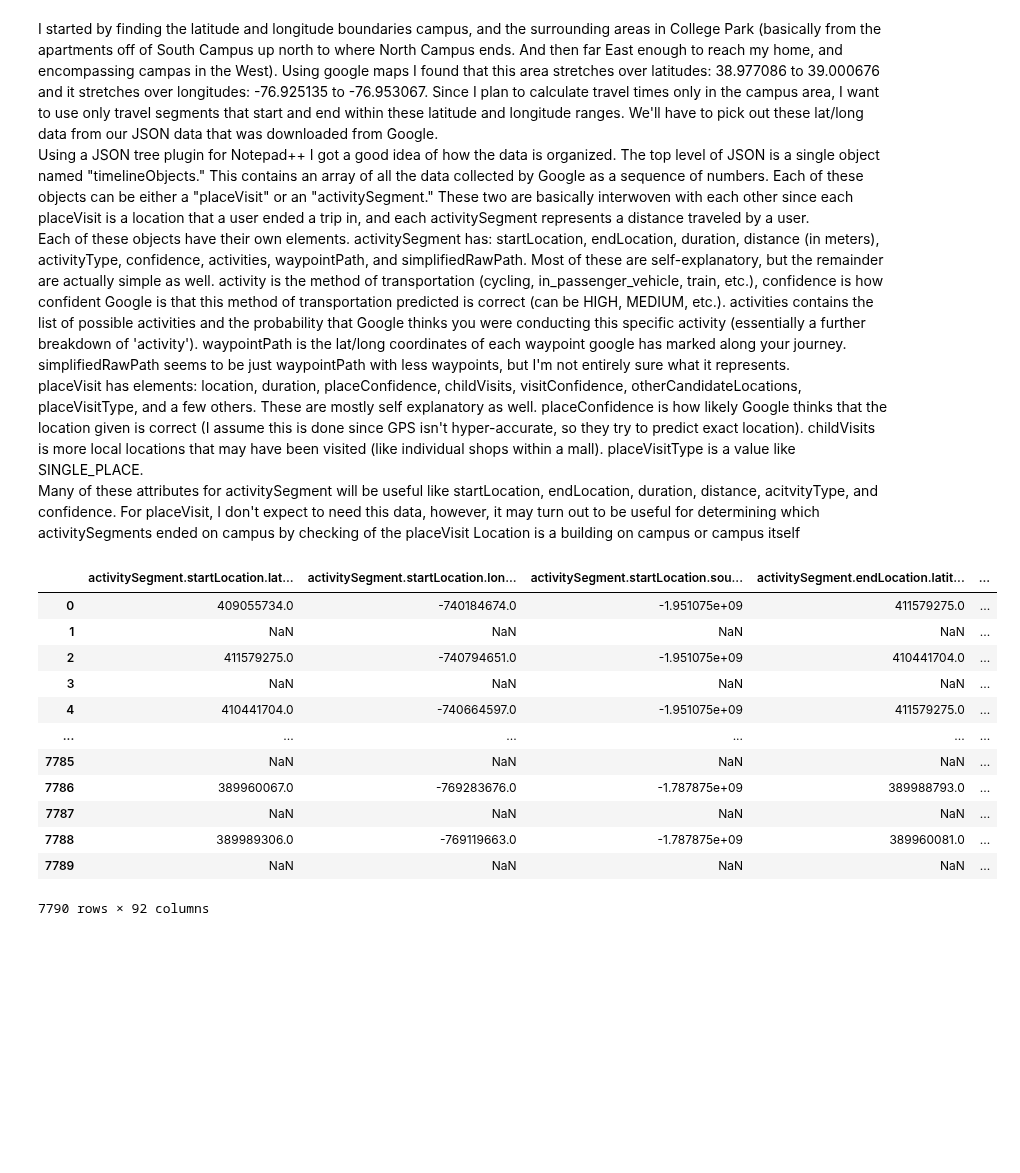
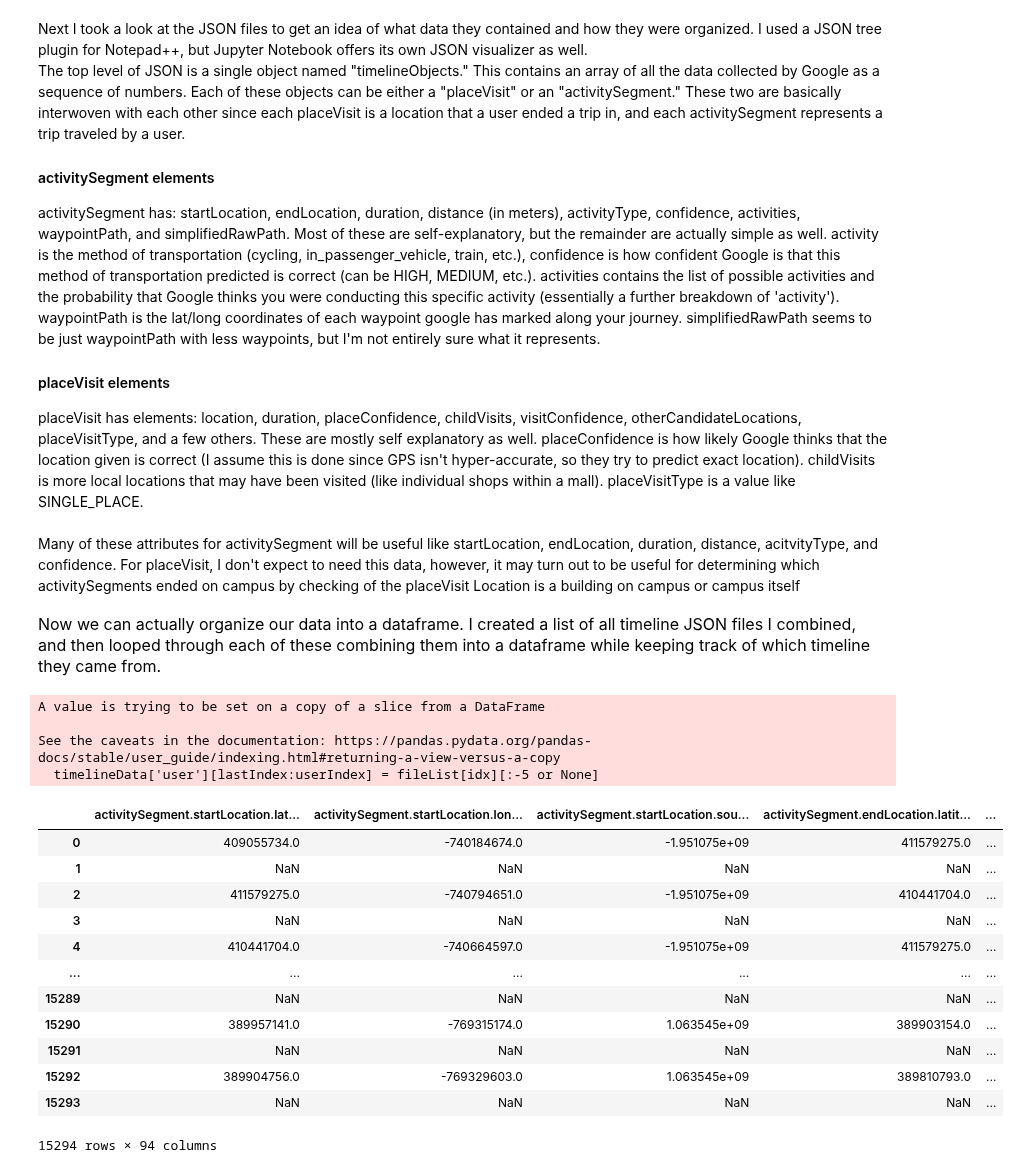
Before and after one commit to zaphim12/320final, a Jupyter notebook: index.ipynb, the cells around one changed output. Drawn from its saved outputs; the diff is of its cells as text; code cells hidden in the pictures; blank space fills up the shorter version.

```diff
--- a/index.ipynb
+++ b/index.ipynb
@@ -15,7 +35,7 @@ for year in years:
 # get rid of the extra files that account for months that are pre-August 2019, and post-May 2022
 fileList = fileList[7:41]
 
-# define function to merge these files - Found online at: https://stackoverflow.com/questions/57422734/how-to-merge-multiple-json-files-into-one-file-in-python
+# define a function to merge these files - Found online at: https://stackoverflow.com/questions/57422734/how-to-merge-multiple-json-files-into-one-file-in-python
 def merge_JsonFiles(filenames, outputName):
     result = list()
     for f1 in filenames:
@@ -25,15 +45,7 @@ def merge_JsonFiles(filenames, outputName):
     with open(outputName, 'w') as output_file:
         json.dump(result, output_file)
 
-# run this above function - This takes a few seconds to run on my PC
-# merge_JsonFiles(fileList, "northCampus.JSON")
-
-#debug stuff: figure out how to get this combined file to create a dataframe like my other separated files:
-debugDF = pd.DataFrame()
-with open("northCampus.JSON",'r') as f:
-    temp_json = json.loads(f.read())
-    # Then use pd.json_normalize to flatten the data since it was in nested JSON object
-    # record_path tells it where to look at data to normalize
-debug_temp = pd.json_normalize(temp_json, record_path = ['timelineObjects'])
-debugDF = pd.concat([debugDF, debug_temp], ignore_index = True)
+# run this above function - This takes a few seconds to run on my PC. This must be done for each user's timeline that was downloaded
+# ensure that all files to be combined are stored at the top-level in the same folder as this notebook, so that they will be locatable
+# merge_JsonFiles(fileList, "southCampus.JSON")
 # %% [markdown]
@@ -41,36 +53,60 @@ I started by finding the latitude and longitude boundaries of campus. I will dra
 # %% [markdown]
-I started by finding the latitude and longitude boundaries campus, and the surrounding areas in College Park (basically from the apartments off of South Campus up north to where North Campus ends. And then far East enough to reach my home, and encompassing campas in the West). Using google maps I found that this area stretches over latitudes: 38.977086 to 39.000676 and it stretches over longitudes: -76.925135 to -76.953067. Since I plan to calculate travel times only in the campus area, I want to use only travel segments that start and end within these latitude and longitude ranges. We'll have to pick out these lat/long data from our JSON data that was downloaded from Google. <br>
-Using a JSON tree plugin for Notepad++ I got a good idea of how the data is organized. The top level of JSON is a single object named "timelineObjects." This contains an array of all the data collected by Google as a sequence of numbers. Each of these objects can be either a "placeVisit" or an "activitySegment." These two are basically interwoven with each other since each placeVisit is a location that a user ended a trip in, and each activitySegment represents a distance traveled by a user. <br>
-Each of these objects have their own elements. activitySegment has: startLocation, endLocation, duration, distance (in meters), activityType, confidence, activities, waypointPath, and simplifiedRawPath. Most of these are self-explanatory, but the remainder are actually simple as well. activity is the method of transportation (cycling, in_passenger_vehicle, train, etc.), confidence is how confident Google is that this method of transportation predicted is correct (can be HIGH, MEDIUM, etc.). activities contains the list of possible activities and the probability that Google thinks you were conducting this specific activity (essentially a further breakdown of 'activity'). waypointPath is the lat/long coordinates of each waypoint google has marked along your journey. simplifiedRawPath seems to be just waypointPath with less waypoints, but I'm not entirely sure what it represents. <br>
-placeVisit has elements: location, duration, placeConfidence, childVisits, visitConfidence, otherCandidateLocations, placeVisitType, and a few others. These are mostly self explanatory as well. placeConfidence is how likely Google thinks that the location given is correct (I assume this is done since GPS isn't hyper-accurate, so they try to predict exact location). childVisits is more local locations that may have been visited (like individual shops within a mall). placeVisitType is a value like SINGLE_PLACE. <br>
+Next I took a look at the JSON files to get an idea of what data they contained and how they were organized. I used a JSON tree plugin for Notepad++, but Jupyter Notebook offers its own JSON visualizer as well. <br> The top level of JSON is a single object named "timelineObjects." This contains an array of all the data collected by Google as a sequence of numbers. Each of these objects can be either a "placeVisit" or an "activitySegment." These two are basically interwoven with each other since each placeVisit is a location that a user ended a trip in, and each activitySegment represents a trip traveled by a user. <br>
+<h4> activitySegment elements </h4>
+activitySegment has: startLocation, endLocation, duration, distance (in meters), activityType, confidence, activities, waypointPath, and simplifiedRawPath. Most of these are self-explanatory, but the remainder are actually simple as well. activity is the method of transportation (cycling, in_passenger_vehicle, train, etc.), confidence is how confident Google is that this method of transportation predicted is correct (can be HIGH, MEDIUM, etc.). activities contains the list of possible activities and the probability that Google thinks you were conducting this specific activity (essentially a further breakdown of 'activity'). waypointPath is the lat/long coordinates of each waypoint google has marked along your journey. simplifiedRawPath seems to be just waypointPath with less waypoints, but I'm not entirely sure what it represents. <br>
+<h4> placeVisit elements </h4>
+placeVisit has elements: location, duration, placeConfidence, childVisits, visitConfidence, otherCandidateLocations, placeVisitType, and a few others. These are mostly self explanatory as well. placeConfidence is how likely Google thinks that the location given is correct (I assume this is done since GPS isn't hyper-accurate, so they try to predict exact location). childVisits is more local locations that may have been visited (like individual shops within a mall). placeVisitType is a value like SINGLE_PLACE. <br> <br>
 Many of these attributes for activitySegment will be useful like startLocation, endLocation, duration, distance, acitvityType, and confidence. For placeVisit, I don't expect to need this data, however, it may turn out to be useful for determining which activitySegments ended on campus by checking of the placeVisit Location is a building on campus or campus itself
+# %% [markdown]
+<font size="3"> Now we can actually organize our data into a dataframe. I created a list of all timeline JSON files I combined, and then looped through each of these combining them into a dataframe while keeping track of which timeline they came from.
 # %%
+# Turn off settingWithCopyWarning since it is meant to flag unpredictable behavior for chained-assignment. However it has false positives, like the below code that
+# doesn't use chained-assignment, so i'll just get rid of the warning
+#pd.options.mode.chained_assignment = None  # default='warn'
+
 # create a list of all different combined timelines I currently have
-#fileList = ["northCampus.JSON", "southCampus.JSON"]
-fileList = ["northCampus.JSON"]
+fileList = ["northCampus.JSON", "southCampus.JSON"]
 
 # Create a dataframe, and then append each file's data onto it by looping through them
 timelineData = pd.DataFrame()
+# Remember the last index added from each JSON file so that we can use it to keep track of which user each set of data came from
+userIndices = []
+
 for file in fileList:
     # Load the data in with loads() to be ready to convert to a dataframe
     with open(file,'r') as f:
         data_temp = json.loads(f.read())
     # Then use pd.json_normalize to flatten the data since it was in nested JSON object
     # record_path tells it where to look at data to normalize
     df_temp = pd.json_normalize(data_temp, record_path = ['timelineObjects'])
     timelineData = pd.concat([timelineData, df_temp], ignore_index = True)
+    # Save the last index that this user's data was stored at
+    userIndices.append(len(timelineData.index))
+
+# Add a new column to store the data of which user each datapoint came from
+timelineData['user'] = np.nan
+# Cycle through the indices of user's data we stored in the dataframe, and update the 'user' column with the correct user based on the filename it came from
+lastIndex = 0
+for idx, userIndex in enumerate(userIndices):
+    timelineData['user'][lastIndex:userIndex] = fileList[idx][:-5 or None]
+    lastIndex = userIndex
+
 timelineData
 # %% [output]
+A value is trying to be set on a copy of a slice from a DataFrame
+
+See the caveats in the documentation: https://pandas.pydata.org/pandas-docs/stable/user_guide/indexing.html#returning-a-view-versus-a-copy
+  timelineData['user'][lastIndex:userIndex] = fileList[idx][:-5 or None]
 |  | activitySegment.startLocation.lat... | activitySegment.startLocation.lon... | activitySegment.startLocation.sou... | activitySegment.endLocation.latit... | ... |
 | 0 | 409055734.0 | -740184674.0 | -1.951075e+09 | 411579275.0 | ... |
 | 1 | NaN | NaN | NaN | NaN | ... |
 | 2 | 411579275.0 | -740794651.0 | -1.951075e+09 | 410441704.0 | ... |
 | 3 | NaN | NaN | NaN | NaN | ... |
 | 4 | 410441704.0 | -740664597.0 | -1.951075e+09 | 411579275.0 | ... |
 | ... | ... | ... | ... | ... | ... |
-| 7785 | NaN | NaN | NaN | NaN | ... |
-| 7786 | 389960067.0 | -769283676.0 | -1.787875e+09 | 389988793.0 | ... |
-| 7787 | NaN | NaN | NaN | NaN | ... |
-| 7788 | 389989306.0 | -769119663.0 | -1.787875e+09 | 389960081.0 | ... |
-| 7789 | NaN | NaN | NaN | NaN | ... |
+| 15289 | NaN | NaN | NaN | NaN | ... |
+| 15290 | 389957141.0 | -769315174.0 | 1.063545e+09 | 389903154.0 | ... |
+| 15291 | NaN | NaN | NaN | NaN | ... |
+| 15292 | 389904756.0 | -769329603.0 | 1.063545e+09 | 389810793.0 | ... |
+| 15293 | NaN | NaN | NaN | NaN | ... |
-7790 rows × 92 columns
+15294 rows × 94 columns
```
Also changed, not shown: parts of 33 cells of this notebook, 39 other files.
